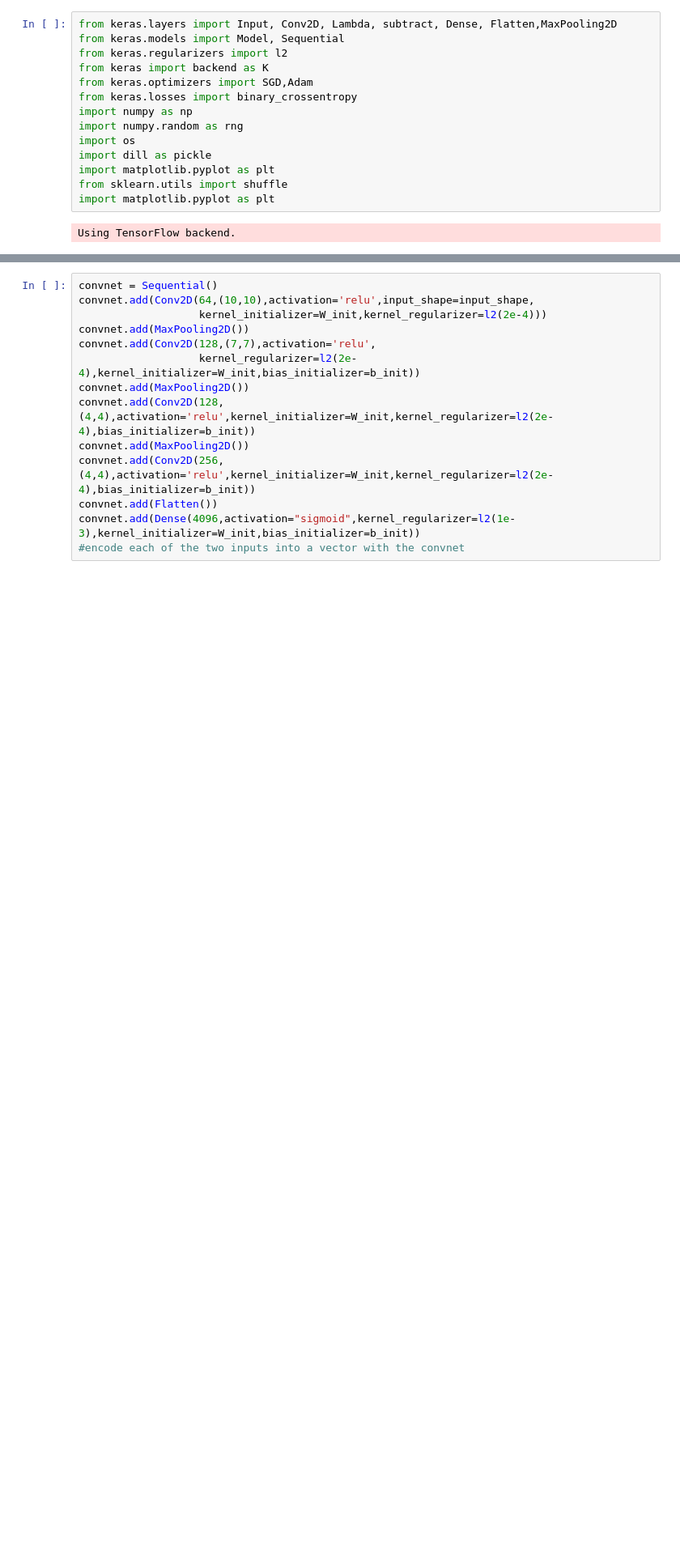
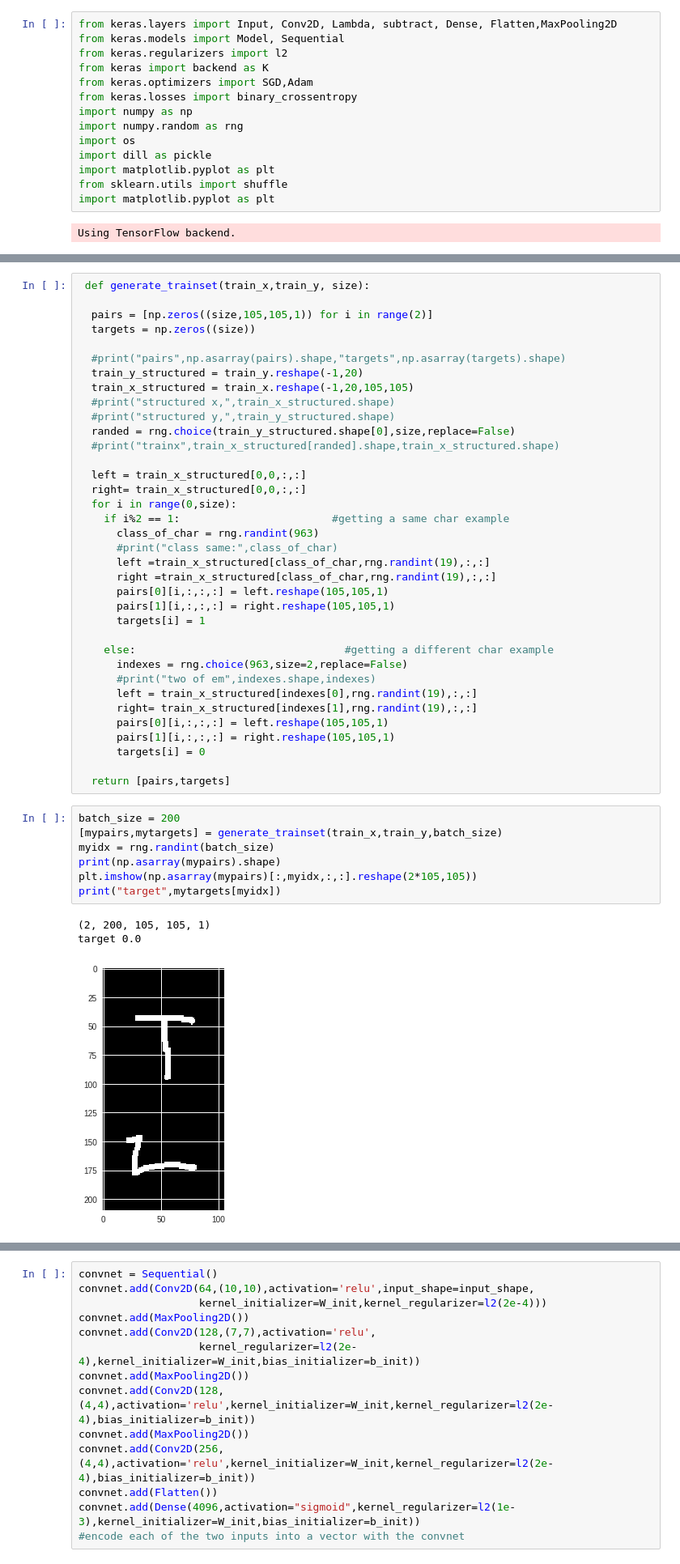
Before and after one commit to yunusemrecatalcam/one-shot_learning_omniglot, a Jupyter notebook: oneshot2.ipynb, the cells around one changed output, grey strips where cells are left out. Shown: that part at 81% size. Saved outputs shown, nothing was run; the diff lists cells and outputs as text; blank space fills up the shorter version.

Commit message:
started training optimizations

```diff
--- a/oneshot2.ipynb
+++ b/oneshot2.ipynb
@@ -17,3 +47,50 @@ Using TensorFlow backend.
+# %%
+ def generate_trainset(train_x,train_y, size):
+
+  pairs = [np.zeros((size,105,105,1)) for i in range(2)]
+  targets = np.zeros((size))
+
+  #print("pairs",np.asarray(pairs).shape,"targets",np.asarray(targets).shape)
+  train_y_structured = train_y.reshape(-1,20)
+  train_x_structured = train_x.reshape(-1,20,105,105)
+  #print("structured x,",train_x_structured.shape)
+  #print("structured y,",train_y_structured.shape)
+  randed = rng.choice(train_y_structured.shape[0],size,replace=False)
+  #print("trainx",train_x_structured[randed].shape,train_x_structured.shape)
+
+  left = train_x_structured[0,0,:,:]
+  right= train_x_structured[0,0,:,:]
+  for i in range(0,size):
+    if i%2 == 1:                        #getting a same char example
+      class_of_char = rng.randint(963)
+      #print("class same:",class_of_char)
+      left =train_x_structured[class_of_char,rng.randint(19),:,:]
+      right =train_x_structured[class_of_char,rng.randint(19),:,:]
+      pairs[0][i,:,:,:] = left.reshape(105,105,1)
+      pairs[1][i,:,:,:] = right.reshape(105,105,1)
+      targets[i] = 1
+
+    else:                                 #getting a different char example
+      indexes = rng.choice(963,size=2,replace=False)
+      #print("two of em",indexes.shape,indexes)
+      left = train_x_structured[indexes[0],rng.randint(19),:,:]
+      right= train_x_structured[indexes[1],rng.randint(19),:,:]
+      pairs[0][i,:,:,:] = left.reshape(105,105,1)
+      pairs[1][i,:,:,:] = right.reshape(105,105,1)
+      targets[i] = 0
+
+  return [pairs,targets]
+# %%
+batch_size = 200
+[mypairs,mytargets] = generate_trainset(train_x,train_y,batch_size)
+myidx = rng.randint(batch_size)
+print(np.asarray(mypairs).shape)
+plt.imshow(np.asarray(mypairs)[:,myidx,:,:].reshape(2*105,105))
+print("target",mytargets[myidx])
+# %% [output]
+(2, 200, 105, 105, 1)
+target 0.0
+[figure, added]
 # %%
 def W_init(shape,name=None):
     """Initialize weights as in paper"""
```
Also changed, not shown: parts of 10 cells of this notebook, 1 other file.
